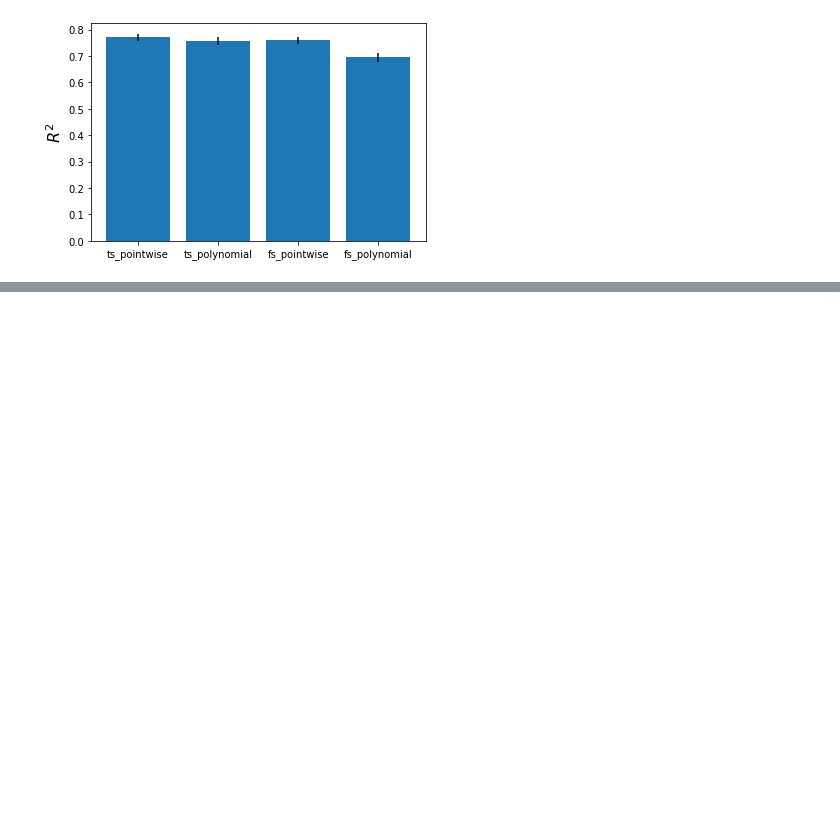
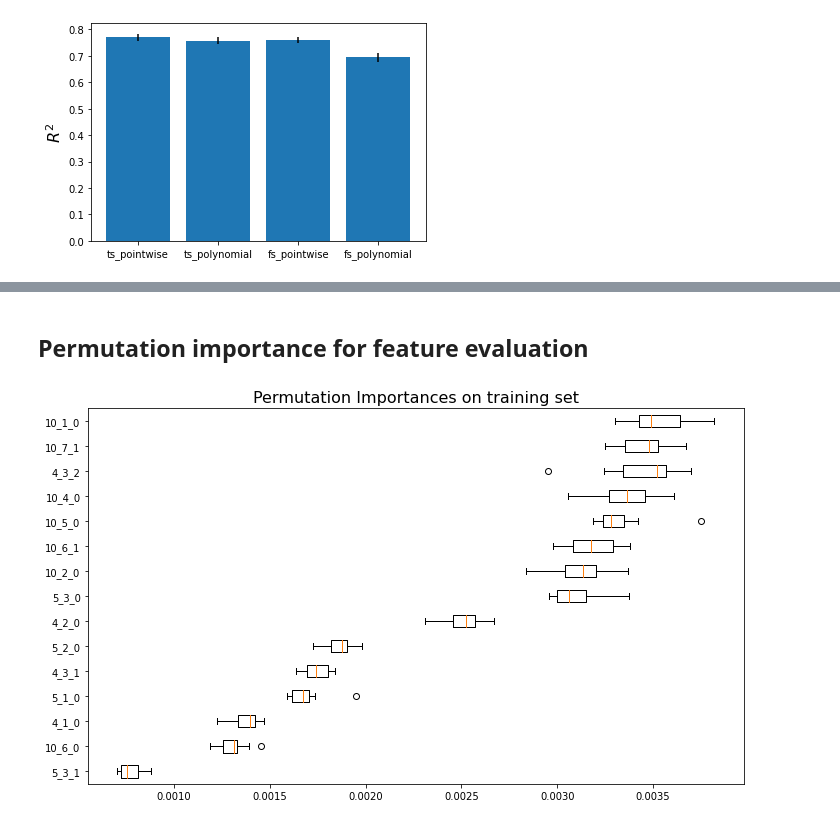
Before and after one commit to Anantha-Rao12/Decoding-Quantum-States-with-NMR, a Jupyter notebook: Tutorial-nbs/04_Regression_on_KernelIntegrals.ipynb, the cells around one changed output, grey strips where cells are left out. Saved outputs shown, nothing was run; the diff lists cells and outputs as text; code cells hidden in the pictures; blank space fills up the shorter version.

```diff
--- a/Tutorial-nbs/04_Regression_on_KernelIntegrals.ipynb
+++ b/Tutorial-nbs/04_Regression_on_KernelIntegrals.ipynb
@@ -180,0 +241,21 @@ plt.show()
+# %% [markdown]
+## Permutation importance for feature evaluation
+# %%
+from sklearn.inspection import permutation_importance
+
+x_train, x_test, y_train, y_test = train_test_split(ts_pf, kers, test_size=0.2, random_state=101)
+
+result_trainset = permutation_importance(m2, x_train, y_train, n_repeats=10,random_state=0)
+result_testset = permutation_importance(m2, x_test, y_test, n_repeats=10,random_state=0)
+# %%
+fig, ax = plt.subplots(figsize=(10,6))
+
+ntop = 15
+sorted_idx = result_trainset.importances_mean.argsort()
+ax.boxplot(result_trainset.importances[sorted_idx][:ntop].T,
+           vert=False, labels=ts_pf.columns[sorted_idx][::-1][:ntop])
+ax.set_title("Permutation Importances on training set", fontsize=16)
+fig.tight_layout()
+plt.show()
+# %% [output]
+[figure, added]
```
Also changed, not shown: parts of 17 cells of this notebook, 3 other files.
